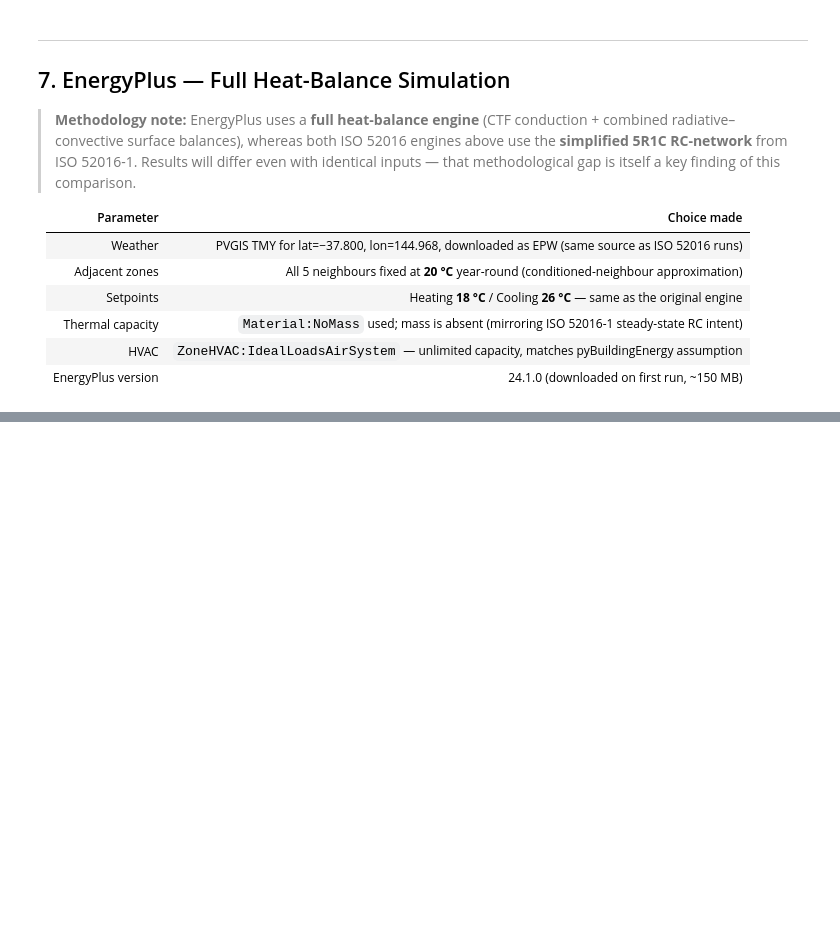
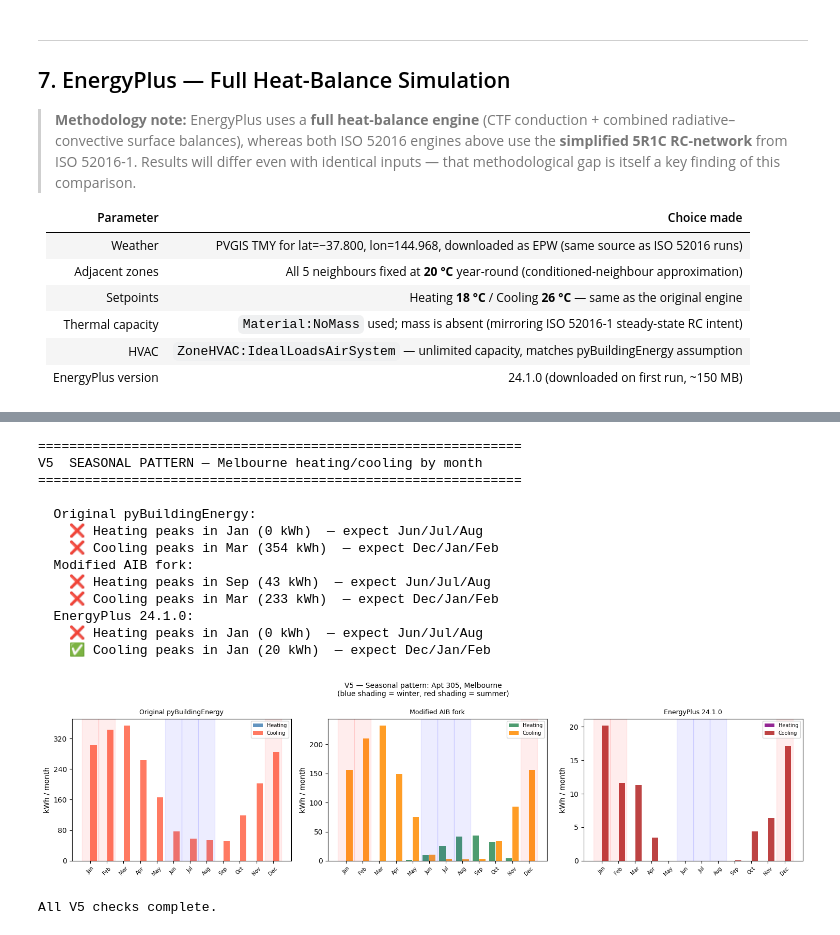
Before and after one commit to samiraghafarigousheh-sys/PyBuildingEnergy_AIBteam_AU, a Jupyter notebook: comparison_pybuildingenergy_vs_pybuildingenergyau.ipynb, the cells around one changed output, grey strips where cells are left out. Cells and saved outputs as stored; diff of their text form; code cells hidden in the pictures; blank space fills up the shorter version.

```diff
--- a/comparison_pybuildingenergy_vs_pybuildingenergyau.ipynb
+++ b/comparison_pybuildingenergy_vs_pybuildingenergyau.ipynb
@@ -1533,7 +1644,7 @@ MONTHS = ["Jan","Feb","Mar","Apr","May","Jun","Jul","Aug","Sep","Oct","Nov","Dec
 
 # ── ISO engines: hourly Q_HC → monthly ───────────────────────────────────────
 def _iso_monthly(qhc_series):
-    \"\"\"Convert 8760-length annual Q_HC series to (12,) heating and cooling arrays.\"\"\"
+    """Convert 8760-length annual Q_HC series to (12,) heating and cooling arrays."""
     hours_per_month = [744,672,744,720,744,720,744,744,720,744,720,744]  # non-leap 2017
     h_kwh = np.zeros(12); c_kwh = np.zeros(12)
     idx = 0
@@ -1551,7 +1662,7 @@ mod_h_m,  mod_c_m  = _iso_monthly(Q_HC_modified)
 def _ep_monthly(eso_path,
                 hv="Zone Ideal Loads Supply Air Total Heating Energy",
                 cv="Zone Ideal Loads Supply Air Total Cooling Energy"):
-    \"\"\"Parse .eso and return monthly heating/cooling arrays (kWh).\"\"\"
+    """Parse .eso and return monthly heating/cooling arrays (kWh)."""
     var_ids = {}; h_m = np.zeros(12); c_m = np.zeros(12)
     in_dict = True; current_month = 0
 
@@ -1608,30 +1719,46 @@ print()
 _check_peaks("Original pyBuildingEnergy", orig_h_m, orig_c_m)
 _check_peaks("Modified AIB fork",         mod_h_m,  mod_c_m)
 _check_peaks("EnergyPlus 24.1.0",         ep_h_m,   ep_c_m)
 
 # ── Plot ──────────────────────────────────────────────────────────────────────
 fig, axes = plt.subplots(1, 3, figsize=(15, 4), sharey=False)
 datasets = [
     ("Original pyBuildingEnergy", orig_h_m, orig_c_m, "steelblue", "tomato"),
     ("Modified AIB fork",         mod_h_m,  mod_c_m,  "seagreen",  "darkorange"),
     ("EnergyPlus 24.1.0",         ep_h_m,   ep_c_m,   "purple",    "firebrick"),
 ]
 x = np.arange(12)
 for ax, (title, h_m, c_m, hcol, ccol) in zip(axes, datasets):
     ax.bar(x - 0.2, h_m, 0.38, label="Heating", color=hcol, alpha=0.85)
     ax.bar(x + 0.2, c_m, 0.38, label="Cooling", color=ccol, alpha=0.85)
     ax.set_title(title, fontsize=9)
     ax.set_xticks(x); ax.set_xticklabels(MONTHS, fontsize=7, rotation=45)
     ax.set_ylabel("kWh / month")
     ax.yaxis.set_major_locator(mticker.MaxNLocator(5))
     ax.legend(fontsize=7)
     # Shade winter (Jun–Aug) and summer (Dec–Feb) lightly
     for m in WINTER: ax.axvspan(m-0.5, m+0.5, alpha=0.07, color="blue")
     for m in [11]:   ax.axvspan(m-0.5, m+0.5, alpha=0.07, color="red")
     for m in [0, 1]: ax.axvspan(m-0.5, m+0.5, alpha=0.07, color="red")
 
 fig.suptitle("V5 — Seasonal pattern: Apt 305, Melbourne\n"
              "(blue shading = winter, red shading = summer)", fontsize=10)
 plt.tight_layout()
 plt.show()
 print("\nAll V5 checks complete.")
+# %% [output]
+==============================================================
+V5  SEASONAL PATTERN — Melbourne heating/cooling by month
+==============================================================
+
+  Original pyBuildingEnergy:
+    ❌ Heating peaks in Jan (0 kWh)  — expect Jun/Jul/Aug
+    ❌ Cooling peaks in Mar (354 kWh)  — expect Dec/Jan/Feb
+  Modified AIB fork:
+    ❌ Heating peaks in Sep (43 kWh)  — expect Jun/Jul/Aug
+    ❌ Cooling peaks in Mar (233 kWh)  — expect Dec/Jan/Feb
+  EnergyPlus 24.1.0:
+    ❌ Heating peaks in Jan (0 kWh)  — expect Jun/Jul/Aug
+    ✅ Cooling peaks in Jan (20 kWh)  — expect Dec/Jan/Feb
+[figure, added]
+All V5 checks complete.
```
Also changed, not shown: parts of 8 cells of this notebook.
